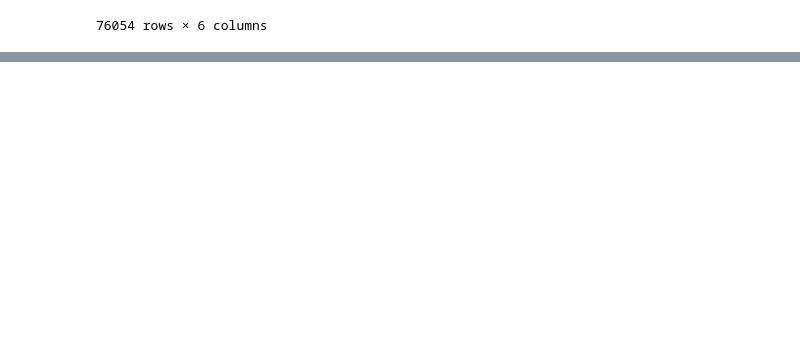
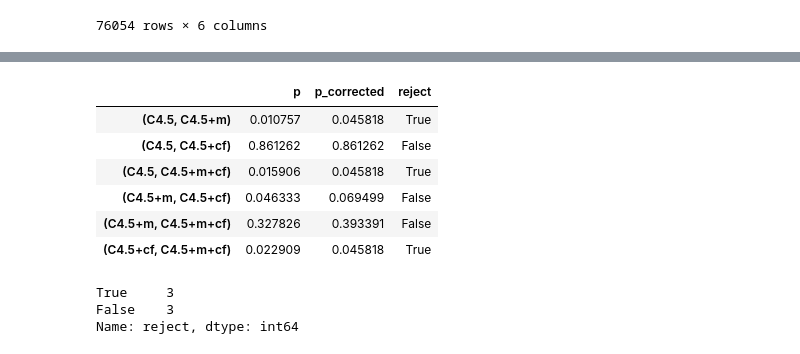
Before and after one commit to kcostya/mipt, a Jupyter notebook: stats-for-data-analysis/week-3-regularities/notebooks/stat.multiple_hypothesis_testing.ipynb, the cells around one changed output, grey strips where cells are left out. Cells and saved outputs as stored; diff of their text form; code cells hidden in the pictures; blank space fills up the shorter version.

```diff
--- a/stats-for-data-analysis/week-3-regularities/notebooks/stat.multiple_hypothesis_testing.ipynb
+++ b/stats-for-data-analysis/week-3-regularities/notebooks/stat.multiple_hypothesis_testing.ipynb
@@ -185,0 +254,22 @@ sales_correlation[sales_correlation.reject == True].sort_values(by='corr', ascen
+# %%
+reject, p_corrected, a1, a2 = multipletests(table.p,
+                                            alpha = 0.05,
+                                            method = 'fdr_bh')
+# %%
+table['p_corrected'] = p_corrected
+table['reject'] = reject
+table
+# %% [output]
+|  | p | p_corrected | reject |
+| (C4.5, C4.5+m) | 0.010757 | 0.045818 | True |
+| (C4.5, C4.5+cf) | 0.861262 | 0.861262 | False |
+| (C4.5, C4.5+m+cf) | 0.015906 | 0.045818 | True |
+| (C4.5+m, C4.5+cf) | 0.046333 | 0.069499 | False |
+| (C4.5+m, C4.5+m+cf) | 0.327826 | 0.393391 | False |
+| (C4.5+cf, C4.5+m+cf) | 0.022909 | 0.045818 | True |
+# %%
+table.reject.value_counts()
+# %% [output]
+True     3
+False    3
+Name: reject, dtype: int64
```
Also changed, not shown: parts of 13 cells of this notebook, 2 other files.
